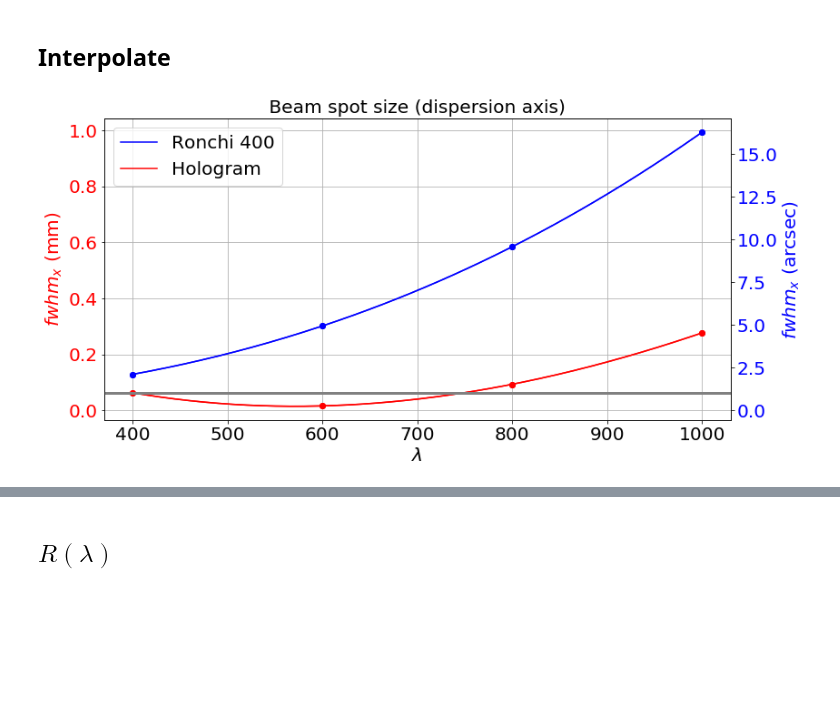
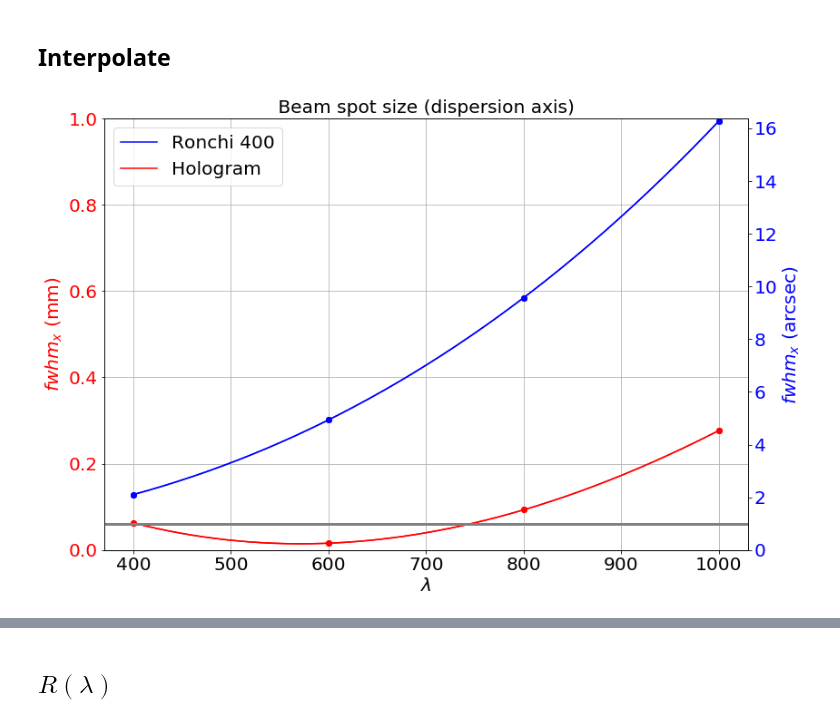
Before and after one commit to sylvielsstfr/OpticSimWthB4, a Jupyter notebook: DrawPSF/notebooks/DrawResolution_FWHM.ipynb, the cells around one changed output, grey strips where cells are left out. Saved outputs shown, nothing was run; the diff lists cells and outputs as text; code cells hidden in the pictures; blank space fills up the shorter version.

```diff
--- a/DrawPSF/notebooks/DrawResolution_FWHM.ipynb
+++ b/DrawPSF/notebooks/DrawResolution_FWHM.ipynb
@@ -199,7 +258,7 @@ for reso in all_resox:
     all_Yint_mm.append(Yint)
     all_Yint_arcsec.append(Yint*plt_scale)
 # %%
-fig, ax1 = plt.subplots(figsize=(12,6))
+fig, ax1 = plt.subplots(figsize=(12,8))
 
 #color = 'tab:red'
 color = 'red'
@@ -214,36 +273,37 @@ for Yint in all_Yint_mm:
     idx+=1
 
 ax1.set_title(" Beam spot size (dispersion axis) ")
 ax1.set_xlabel("$\lambda$")
 ax1.set_ylabel("$fwhm_x$ (mm)",color=color)
 ax1.grid()
 ax1.legend()
 ax1.tick_params(axis='y', labelcolor=color)
+ax1.set_ylim(0.,1.)
 
 ax2 = ax1.twinx()  # instantiate a second axes that shares the same x-axis
 
 #color = 'tab:blue'
 color = 'blue'
 idx=0
 for Yint in all_Yint_arcsec:
     if idx==2:
         idx+=1
         continue
     ax2.plot(WL,all_resox[idx]*plt_scale,"o",color=disperser_color[idx])
     ax2.plot(Xint,Yint,'-',label=disperser_name[idx],color=disperser_color[idx])
     idx+=1
 
 ax2.axhline(y=1.,color="grey",lw=3)
-
+ax2.set_ylim(0.,1*plt_scale)
 ax2.set_ylabel('$fwhm_x$ (arcsec)', color=color)  # we already handled the x-label with ax1
 #ax2.plot(t, data2, color=color)
 ax2.tick_params(axis='y', labelcolor=color)
 
 fig.tight_layout()  # otherwise the right y-label is slightly clipped
-plt.savefig("RESOLUTION_PSF_FWHMX_AUXTEL_v2.pdf")
+plt.savefig("RESOLUTION_PSF_FWHMX_CTIO.pdf")
 plt.show()
 # %% [output]
-[figure, old version]
+[figure, new version]
 # %%
 all_Yint_mm=[]
 all_Yint_arcsec=[]
```
Also changed, not shown: parts of 9 cells of this notebook, 3 other files.
